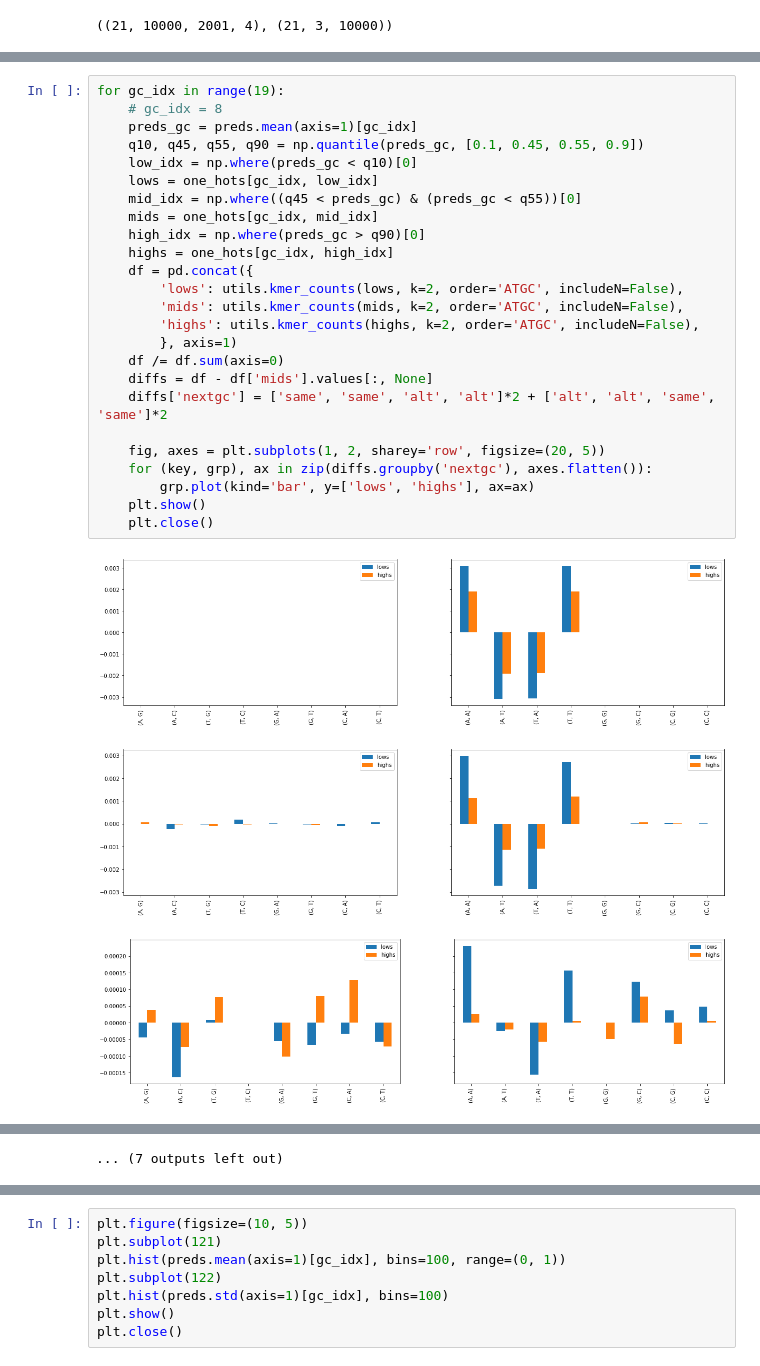
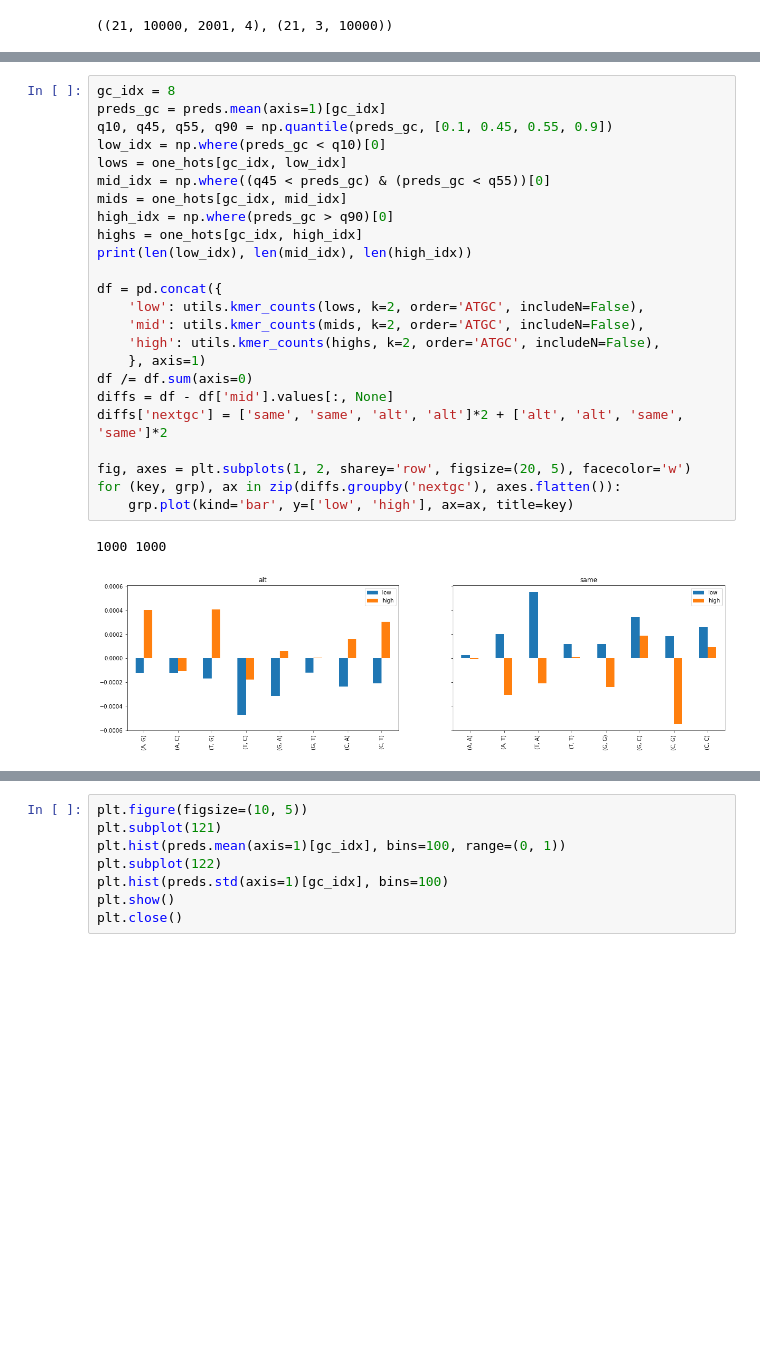
Before and after one commit to Alexwestbrook/mnhn-internship_DeepCNN_ChIP-seq, a Jupyter notebook: Generating_sequences.ipynb, the cells around one changed output, grey strips where cells are left out. Drawn from its saved outputs; the diff is of its cells as text; blank space fills up the shorter version.

```diff
--- a/Generating_sequences.ipynb
+++ b/Generating_sequences.ipynb
@@ -646,29 +595,27 @@ plt.plot(*np.unique(gc_eff, return_counts=True))
 # %%
-for gc_idx in range(19):
-    # gc_idx = 8
-    preds_gc = preds.mean(axis=1)[gc_idx]
-    q10, q45, q55, q90 = np.quantile(preds_gc, [0.1, 0.45, 0.55, 0.9])
-    low_idx = np.where(preds_gc < q10)[0]
-    lows = one_hots[gc_idx, low_idx]
-    mid_idx = np.where((q45 < preds_gc) & (preds_gc < q55))[0]
-    mids = one_hots[gc_idx, mid_idx]
-    high_idx = np.where(preds_gc > q90)[0]
-    highs = one_hots[gc_idx, high_idx]
-    df = pd.concat({
-        'lows': utils.kmer_counts(lows, k=2, order='ATGC', includeN=False),
-        'mids': utils.kmer_counts(mids, k=2, order='ATGC', includeN=False),
-        'highs': utils.kmer_counts(highs, k=2, order='ATGC', includeN=False),
-        }, axis=1)
-    df /= df.sum(axis=0)
-    diffs = df - df['mids'].values[:, None]
-    diffs['nextgc'] = ['same', 'same', 'alt', 'alt']*2 + ['alt', 'alt', 'same', 'same']*2
+gc_idx = 8
+preds_gc = preds.mean(axis=1)[gc_idx]
+q10, q45, q55, q90 = np.quantile(preds_gc, [0.1, 0.45, 0.55, 0.9])
+low_idx = np.where(preds_gc < q10)[0]
+lows = one_hots[gc_idx, low_idx]
+mid_idx = np.where((q45 < preds_gc) & (preds_gc < q55))[0]
+mids = one_hots[gc_idx, mid_idx]
+high_idx = np.where(preds_gc > q90)[0]
+highs = one_hots[gc_idx, high_idx]
+print(len(low_idx), len(mid_idx), len(high_idx))
 
-    fig, axes = plt.subplots(1, 2, sharey='row', figsize=(20, 5))
-    for (key, grp), ax in zip(diffs.groupby('nextgc'), axes.flatten()):
-        grp.plot(kind='bar', y=['lows', 'highs'], ax=ax)
-    plt.show()
-    plt.close()
+df = pd.concat({
+    'low': utils.kmer_counts(lows, k=2, order='ATGC', includeN=False),
+    'mid': utils.kmer_counts(mids, k=2, order='ATGC', includeN=False),
+    'high': utils.kmer_counts(highs, k=2, order='ATGC', includeN=False),
+    }, axis=1)
+df /= df.sum(axis=0)
+diffs = df - df['mid'].values[:, None]
+diffs['nextgc'] = ['same', 'same', 'alt', 'alt']*2 + ['alt', 'alt', 'same', 'same']*2
+
+fig, axes = plt.subplots(1, 2, sharey='row', figsize=(20, 5), facecolor='w')
+for (key, grp), ax in zip(diffs.groupby('nextgc'), axes.flatten()):
+    grp.plot(kind='bar', y=['low', 'high'], ax=ax, title=key)
 # %% [output]
+1000 1000
-[figure, old version]
+[figure, new version]
-[figure, removed]
-[figure, removed]
@@ -684 +621,0 @@ for gc_idx in range(19):
-... (7 outputs left out)
```
Also changed, not shown: parts of 41 cells of this notebook.
